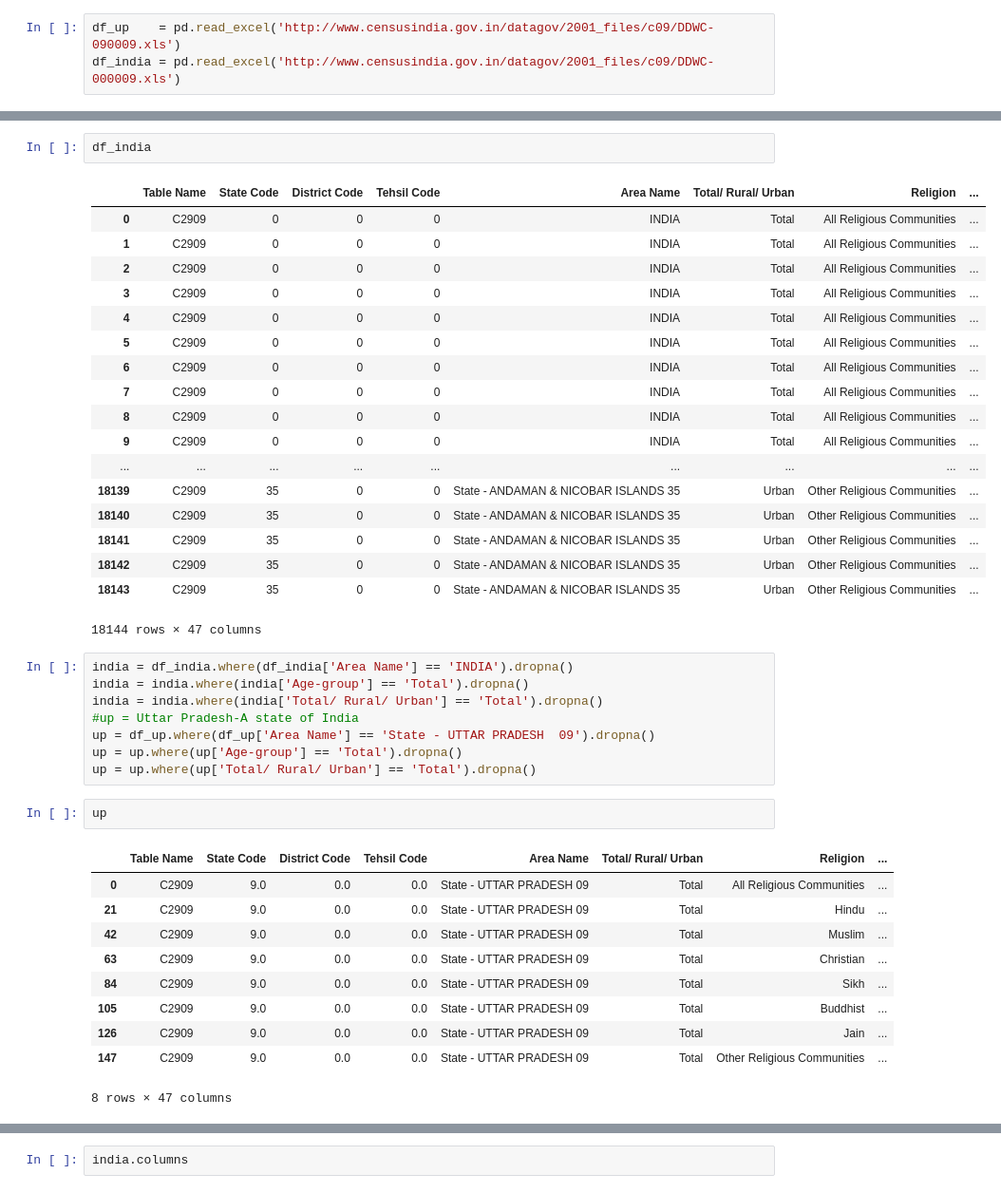
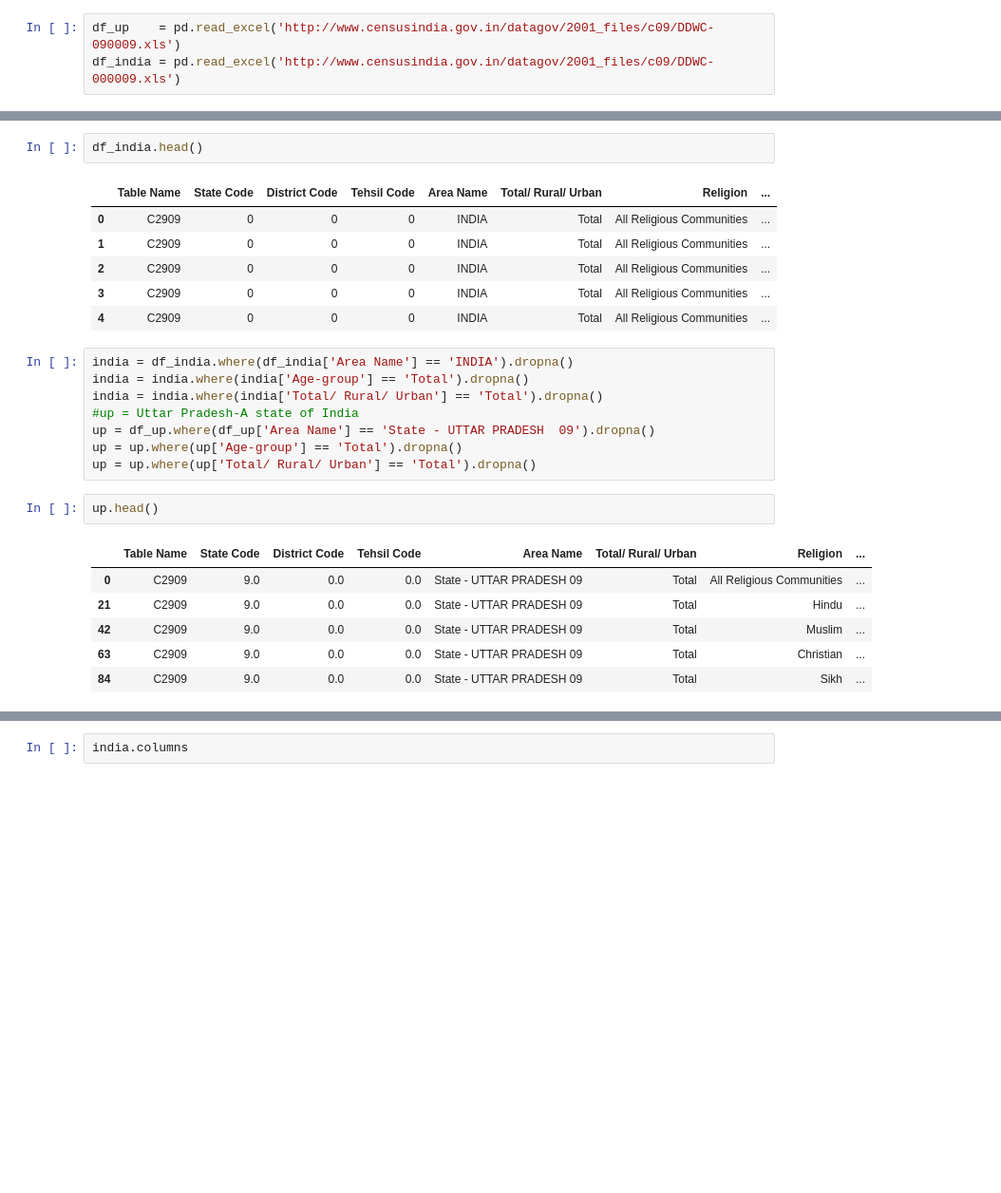
Before and after one commit to yesdeepakmittal/indiacensus, a Jupyter notebook: Sex Ratio of India-Religion wise.ipynb, the cells around one changed output, grey strips where cells are left out. Shown: that part at 95% size. Drawn from its saved outputs; the diff is of its cells as text; blank space fills up the shorter version.

```diff
--- a/Sex Ratio of India-Religion wise.ipynb
+++ b/Sex Ratio of India-Religion wise.ipynb
@@ -30,24 +19,12 @@ df_up
 # %%
-df_india
+df_india.head()
 # %% [output]
 |  | Table Name | State Code | District Code | Tehsil Code | Area Name | Total/ Rural/ Urban | Religion | ... |
 | 0 | C2909 | 0 | 0 | 0 | INDIA | Total | All Religious Communities | ... |
 | 1 | C2909 | 0 | 0 | 0 | INDIA | Total | All Religious Communities | ... |
 | 2 | C2909 | 0 | 0 | 0 | INDIA | Total | All Religious Communities | ... |
 | 3 | C2909 | 0 | 0 | 0 | INDIA | Total | All Religious Communities | ... |
 | 4 | C2909 | 0 | 0 | 0 | INDIA | Total | All Religious Communities | ... |
-| 5 | C2909 | 0 | 0 | 0 | INDIA | Total | All Religious Communities | ... |
-| 6 | C2909 | 0 | 0 | 0 | INDIA | Total | All Religious Communities | ... |
-| 7 | C2909 | 0 | 0 | 0 | INDIA | Total | All Religious Communities | ... |
-| 8 | C2909 | 0 | 0 | 0 | INDIA | Total | All Religious Communities | ... |
-| 9 | C2909 | 0 | 0 | 0 | INDIA | Total | All Religious Communities | ... |
-| ... | ... | ... | ... | ... | ... | ... | ... | ... |
-| 18139 | C2909 | 35 | 0 | 0 | State - ANDAMAN & NICOBAR ISLANDS 35 | Urban | Other Religious Communities | ... |
-| 18140 | C2909 | 35 | 0 | 0 | State - ANDAMAN & NICOBAR ISLANDS 35 | Urban | Other Religious Communities | ... |
-| 18141 | C2909 | 35 | 0 | 0 | State - ANDAMAN & NICOBAR ISLANDS 35 | Urban | Other Religious Communities | ... |
-| 18142 | C2909 | 35 | 0 | 0 | State - ANDAMAN & NICOBAR ISLANDS 35 | Urban | Other Religious Communities | ... |
-| 18143 | C2909 | 35 | 0 | 0 | State - ANDAMAN & NICOBAR ISLANDS 35 | Urban | Other Religious Communities | ... |
-18144 rows × 47 columns
 # %%
 india = df_india.where(df_india['Area Name'] == 'INDIA').dropna()
 india = india.where(india['Age-group'] == 'Total').dropna()
@@ -57,7 +34,7 @@ up = df_up.where(df_up['Area Name'] == 'State - UTTAR PRADESH  09').dropna()
 up = up.where(up['Age-group'] == 'Total').dropna()
 up = up.where(up['Total/ Rural/ Urban'] == 'Total').dropna()
 # %%
-up
+up.head()
 # %% [output]
 |  | Table Name | State Code | District Code | Tehsil Code | Area Name | Total/ Rural/ Urban | Religion | ... |
 | 0 | C2909 | 9.0 | 0.0 | 0.0 | State - UTTAR PRADESH 09 | Total | All Religious Communities | ... |
@@ -65,8 +42,4 @@ up
 | 42 | C2909 | 9.0 | 0.0 | 0.0 | State - UTTAR PRADESH 09 | Total | Muslim | ... |
 | 63 | C2909 | 9.0 | 0.0 | 0.0 | State - UTTAR PRADESH 09 | Total | Christian | ... |
 | 84 | C2909 | 9.0 | 0.0 | 0.0 | State - UTTAR PRADESH 09 | Total | Sikh | ... |
-| 105 | C2909 | 9.0 | 0.0 | 0.0 | State - UTTAR PRADESH 09 | Total | Buddhist | ... |
-| 126 | C2909 | 9.0 | 0.0 | 0.0 | State - UTTAR PRADESH 09 | Total | Jain | ... |
-| 147 | C2909 | 9.0 | 0.0 | 0.0 | State - UTTAR PRADESH 09 | Total | Other Religious Communities | ... |
-8 rows × 47 columns
 # %%
```
Also changed, not shown: parts of 4 cells of this notebook.
